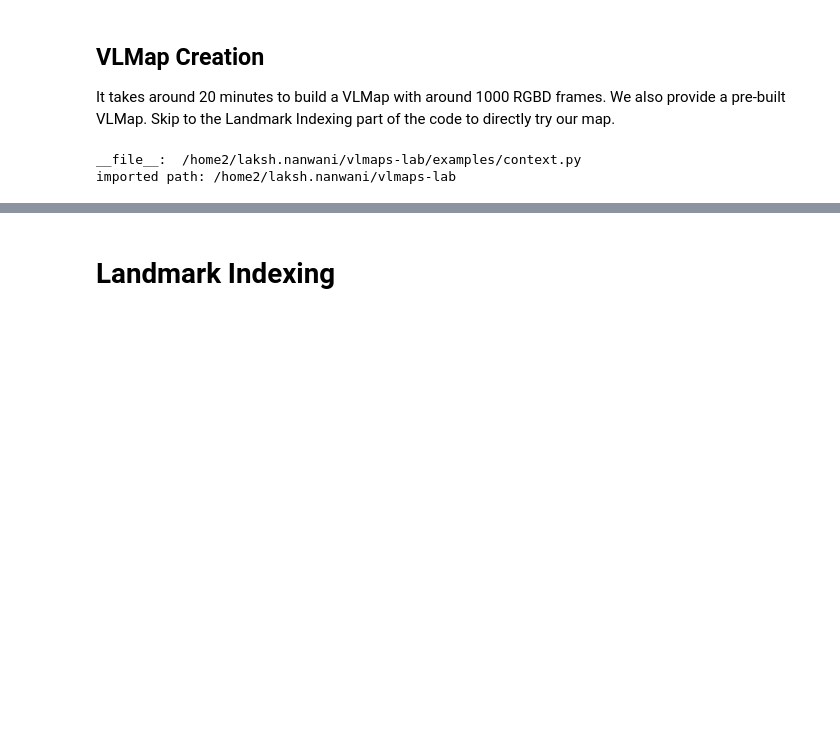
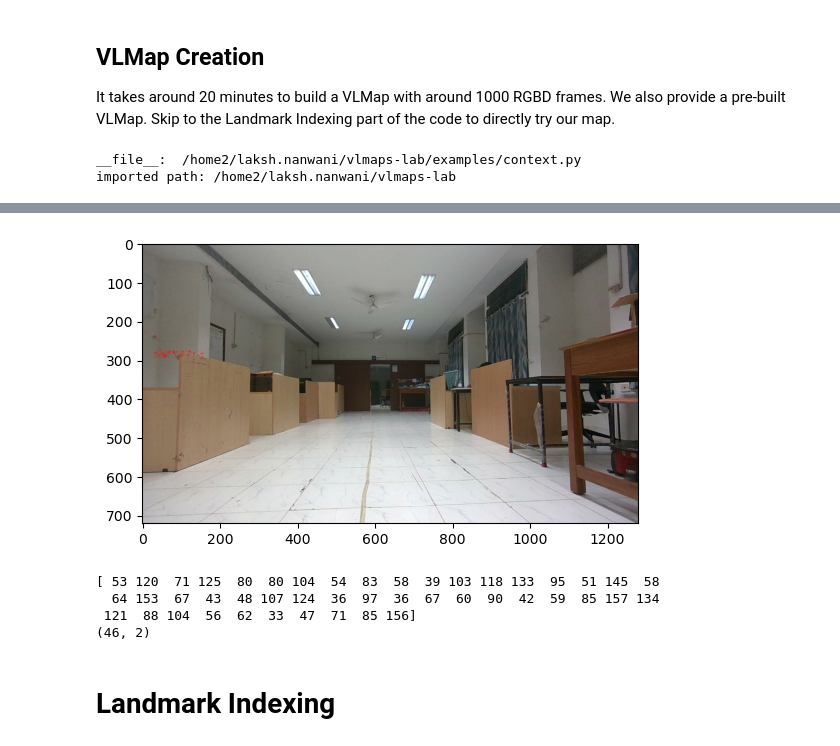
Before and after one commit to laksh-nanwani/vlmaps-lab, a Jupyter notebook: lab_trial_vlmaps.ipynb, the cells around one changed output, grey strips where cells are left out. Drawn from its saved outputs; the diff is of its cells as text; code cells hidden in the pictures; blank space fills up the shorter version.

```diff
--- a/lab_trial_vlmaps.ipynb
+++ b/lab_trial_vlmaps.ipynb
@@ -536,0 +581,4 @@ loading scene /scratch/laksh.nanwani/vlmaps_data/data_odom
+# %%
+map_save_dir = os.path.join(data_dir, "map")
+w = np.load(os.path.join(map_save_dir, "pixel_coords.npy"))
+print(w)
@@ -537,3 +603,25 @@ loading scene /scratch/laksh.nanwani/vlmaps_data/data_odom
+# %%
+import matplotlib.pyplot as plt
+rgb = cv2.cvtColor(cv2.imread(os.path.join(data_dir, "rgb", "img_0.png")), cv2.COLOR_BGR2RGB)
+
+for i in w:
+    # print(i)
+    rgb = cv2.circle(rgb, (i[1], i[0]), radius = 2, color = (255, 0, 0), thickness = 1)
+
+
+plt.imshow(rgb)
+plt.show()
+# %% [output]
+[figure, added]
+# %%
+# Table, x,y - (131,353), (258,353), (124, 519), (251, 495)
+print(w[:, 1])
+print(w.shape)
+# %% [output]
+[ 53 120  71 125  80  80 104  54  83  58  39 103 118 133  95  51 145  58
+  64 153  67  43  48 107 124  36  97  36  67  60  90  42  59  85 157 134
+ 121  88 104  56  62  33  47  71  85 156]
+(46, 2)
 # %% [markdown]
 # Landmark Indexing
 # %% [markdown]
```
Also changed, not shown: parts of 11 cells of this notebook, 3 other files.
